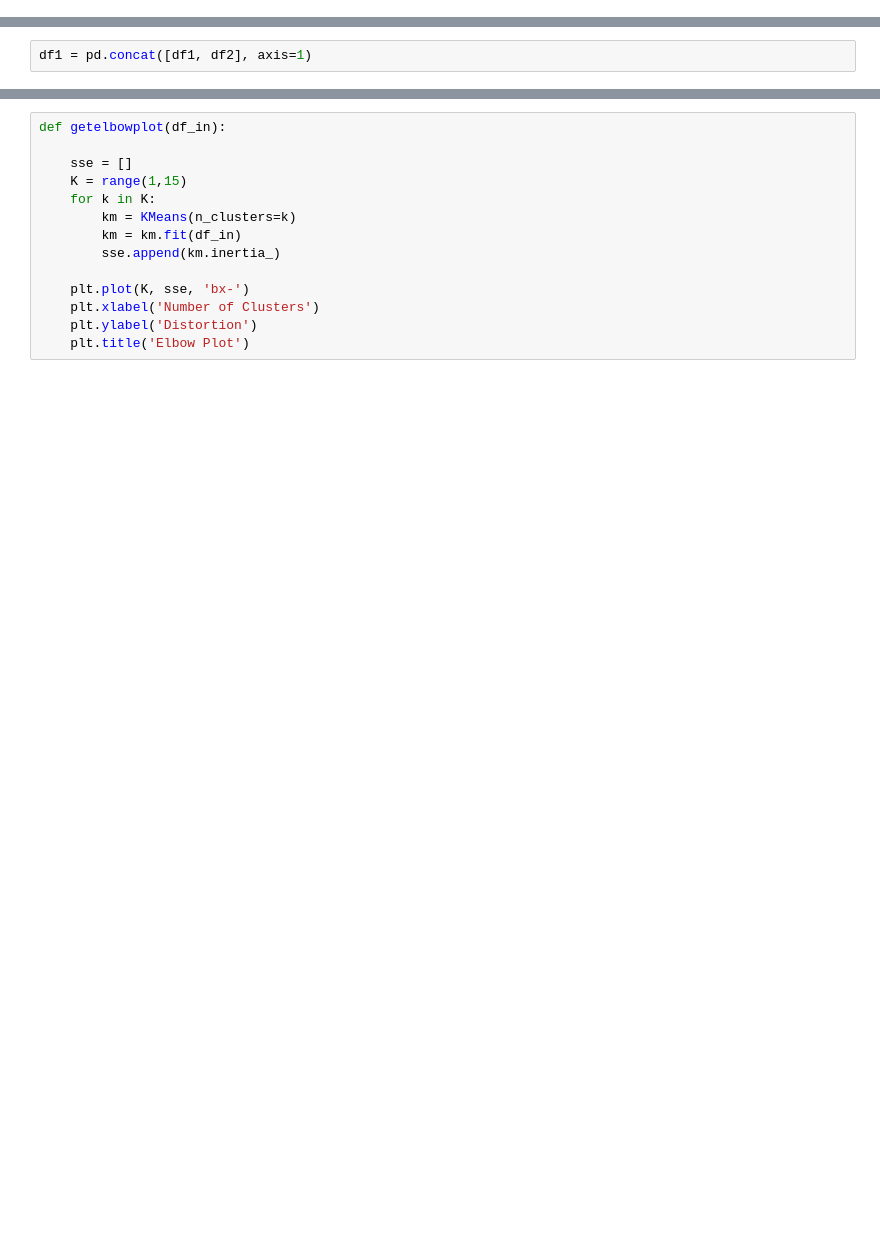
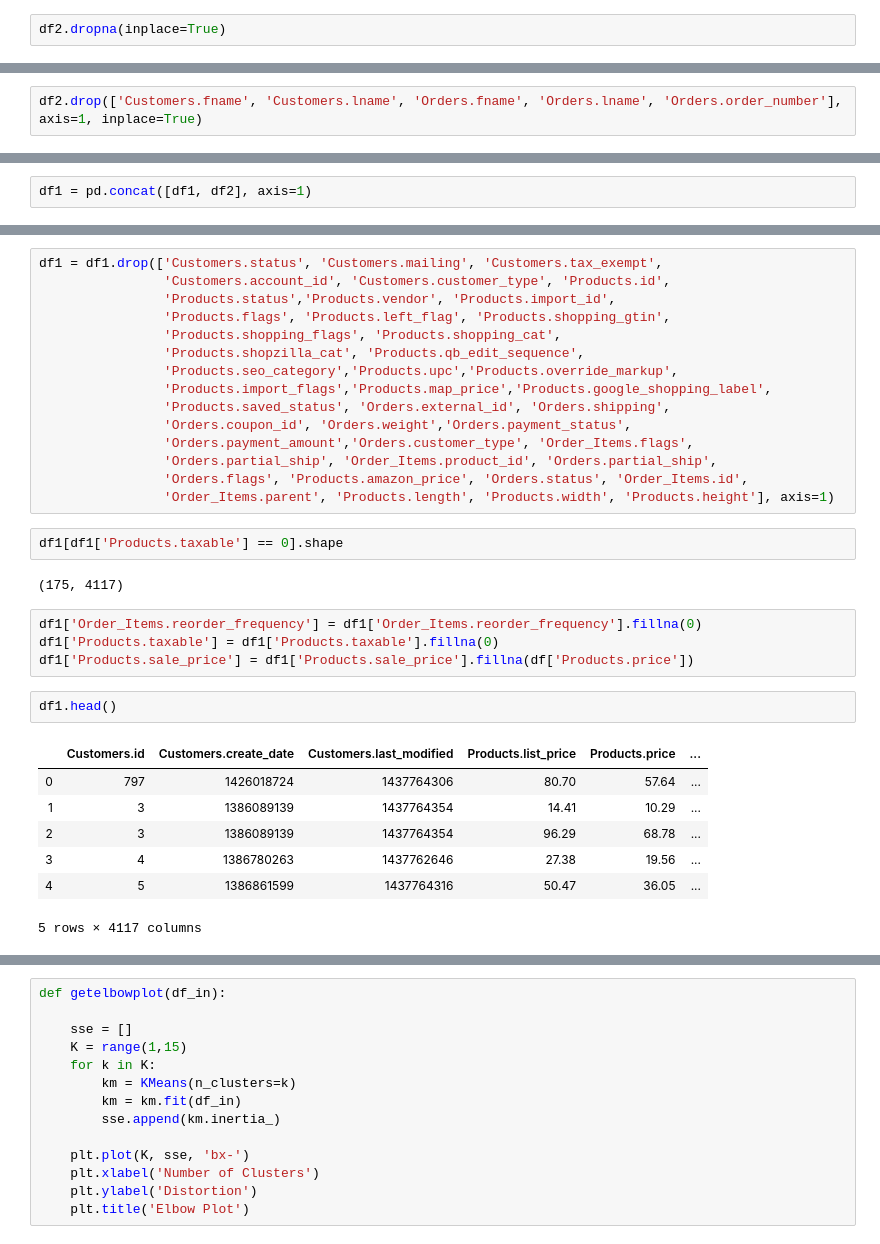
Before and after one commit to miamedra2/Customer_Segmentation, a Jupyter notebook: CustomerSegmentation.ipynb, the cells around one changed output, grey strips where cells are left out. Cells and saved outputs as stored; diff of their text form; blank space fills up the shorter version.

```diff
--- a/CustomerSegmentation.ipynb
+++ b/CustomerSegmentation.ipynb
@@ -337,0 +257,2 @@ df2['Products.name'].replace()
+# %%
+df2.dropna(inplace=True)
@@ -338,3 +280,5 @@ df2['Products.name'].replace()
+# %%
+df2.drop(['Customers.fname', 'Customers.lname', 'Orders.fname', 'Orders.lname', 'Orders.order_number'], axis=1, inplace=True)
 # %%
 df2 = pd.get_dummies(df2)
 # %%
@@ -343,0 +357,33 @@ df1 = pd.concat([df1, df2], axis=1)
+# %%
+df1 = df1.drop(['Customers.status', 'Customers.mailing', 'Customers.tax_exempt',
+                'Customers.account_id', 'Customers.customer_type', 'Products.id',
+                'Products.status','Products.vendor', 'Products.import_id',
+                'Products.flags', 'Products.left_flag', 'Products.shopping_gtin',
+                'Products.shopping_flags', 'Products.shopping_cat',
+                'Products.shopzilla_cat', 'Products.qb_edit_sequence',
+                'Products.seo_category','Products.upc','Products.override_markup',
+                'Products.import_flags','Products.map_price','Products.google_shopping_label',
+                'Products.saved_status', 'Orders.external_id', 'Orders.shipping',
+                'Orders.coupon_id', 'Orders.weight','Orders.payment_status',
+                'Orders.payment_amount','Orders.customer_type', 'Order_Items.flags',
+                'Orders.partial_ship', 'Order_Items.product_id', 'Orders.partial_ship',
+                'Orders.flags', 'Products.amazon_price', 'Orders.status', 'Order_Items.id',
+                'Order_Items.parent', 'Products.length', 'Products.width', 'Products.height'], axis=1)
+# %%
+df1[df1['Products.taxable'] == 0].shape
+# %% [output]
+(175, 4117)
+# %%
+df1['Order_Items.reorder_frequency'] = df1['Order_Items.reorder_frequency'].fillna(0)
+df1['Products.taxable'] = df1['Products.taxable'].fillna(0)
+df1['Products.sale_price'] = df1['Products.sale_price'].fillna(df['Products.price'])
+# %%
+df1.head()
+# %% [output]
+|  | Customers.id | Customers.create_date | Customers.last_modified | Products.list_price | Products.price | ... |
+| 0 | 797 | 1426018724 | 1437764306 | 80.70 | 57.64 | ... |
+| 1 | 3 | 1386089139 | 1437764354 | 14.41 | 10.29 | ... |
+| 2 | 3 | 1386089139 | 1437764354 | 96.29 | 68.78 | ... |
+| 3 | 4 | 1386780263 | 1437762646 | 27.38 | 19.56 | ... |
+| 4 | 5 | 1386861599 | 1437764316 | 50.47 | 36.05 | ... |
+5 rows × 4117 columns
```
Also changed, not shown: parts of 34 cells of this notebook.
